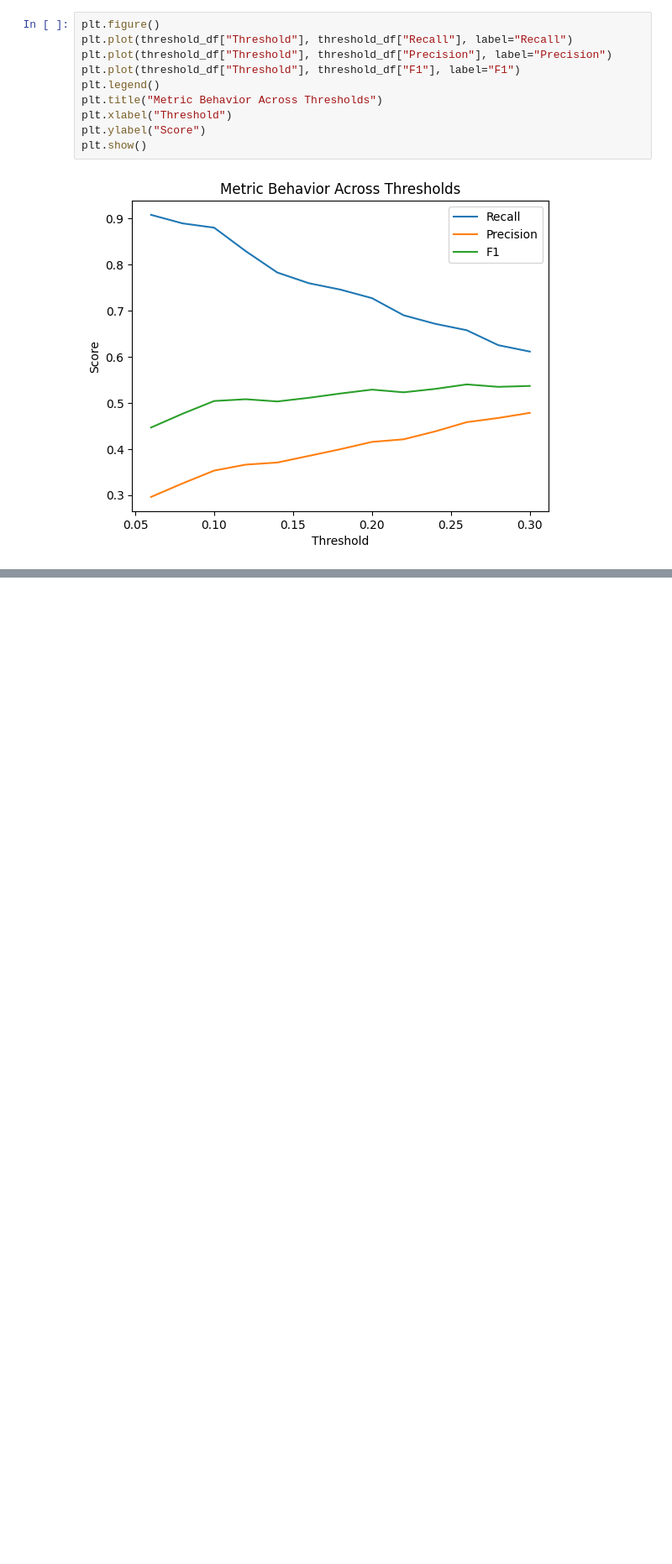
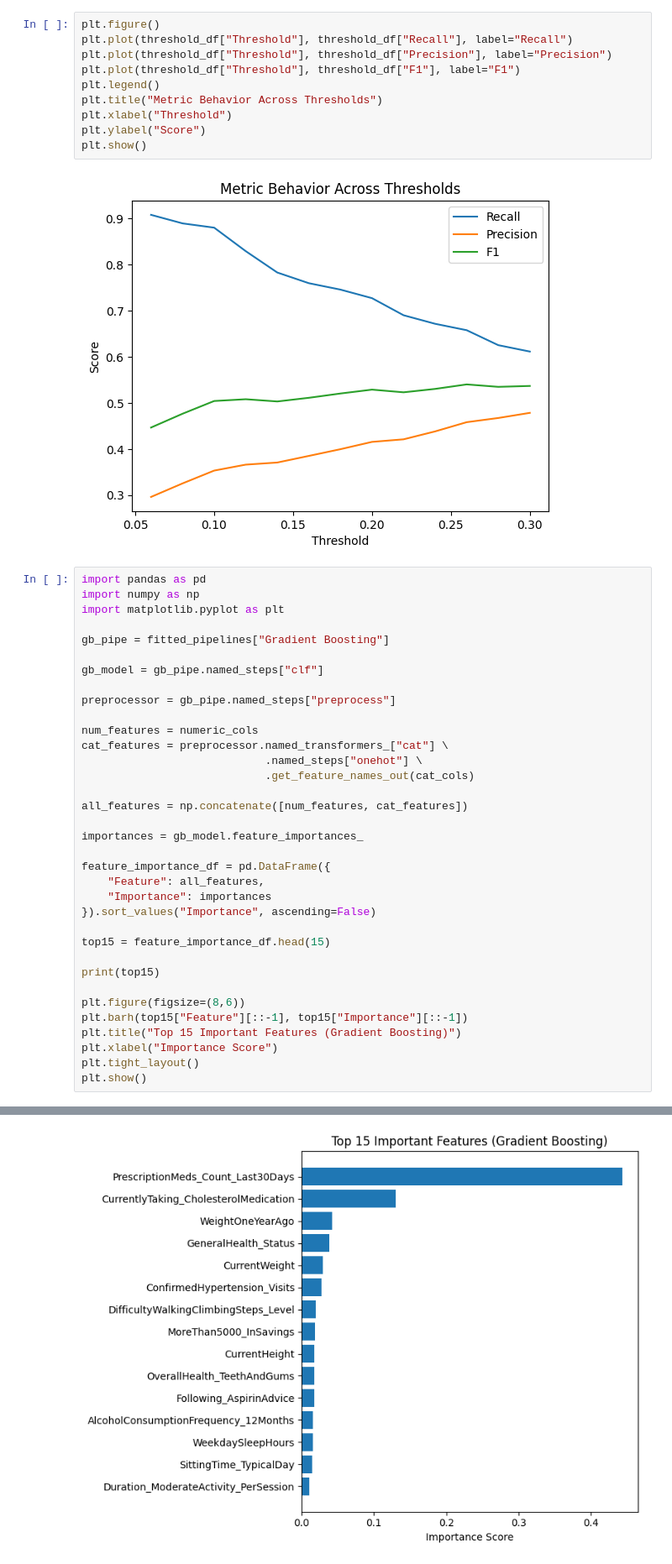
Before and after one commit to mankiratsaini2005/25ws-42.17, a Jupyter notebook: main.ipynb, the cells around one changed output, grey strips where cells are left out. Shown at 84% size. Cells and saved outputs as stored; diff of their text form; blank space fills up the shorter version.

```diff
--- a/main.ipynb
+++ b/main.ipynb
@@ -1383,3 +1383,39 @@ plt.ylabel("Score")
 plt.show()
 # %% [output]
 [figure]
+# %%
+import pandas as pd
+import numpy as np
+import matplotlib.pyplot as plt
+
+gb_pipe = fitted_pipelines["Gradient Boosting"]
+
+gb_model = gb_pipe.named_steps["clf"]
+
+preprocessor = gb_pipe.named_steps["preprocess"]
+
+num_features = numeric_cols
+cat_features = preprocessor.named_transformers_["cat"] \
+                            .named_steps["onehot"] \
+                            .get_feature_names_out(cat_cols)
+
+all_features = np.concatenate([num_features, cat_features])
+
+importances = gb_model.feature_importances_
+
+feature_importance_df = pd.DataFrame({
+    "Feature": all_features,
+    "Importance": importances
+}).sort_values("Importance", ascending=False)
+
+top15 = feature_importance_df.head(15)
+
+print(top15)
+
+plt.figure(figsize=(8,6))
+plt.barh(top15["Feature"][::-1], top15["Importance"][::-1])
+plt.title("Top 15 Important Features (Gradient Boosting)")
+plt.xlabel("Importance Score")
+plt.tight_layout()
+plt.show()
+# %% [output]
@@ -1385,0 +1438 @@ plt.show()
+[figure, added]
```
Also changed, not shown: parts of 1 cell of this notebook.
